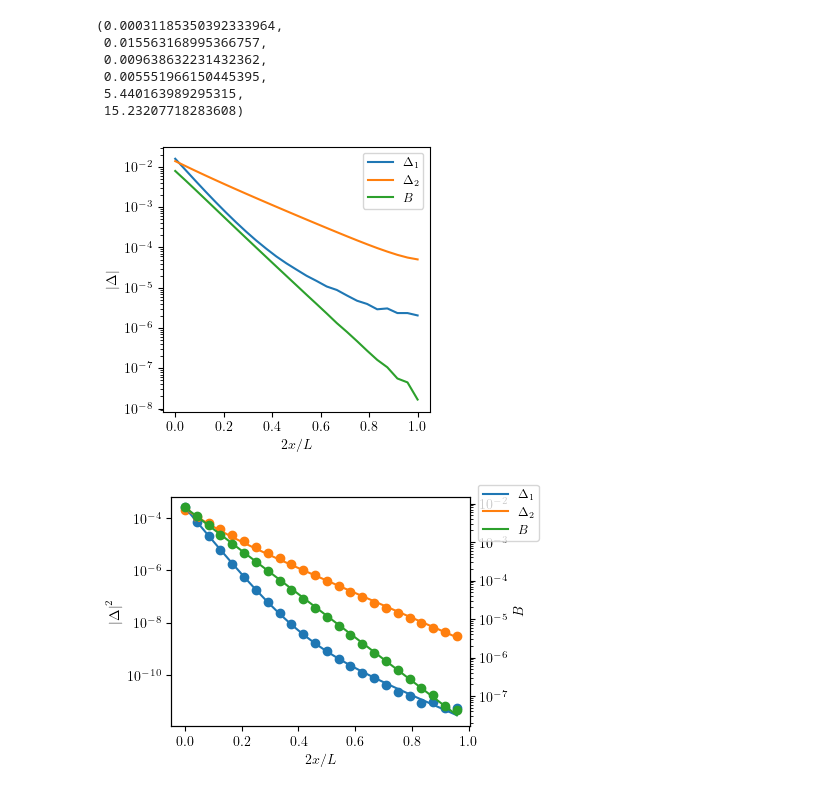
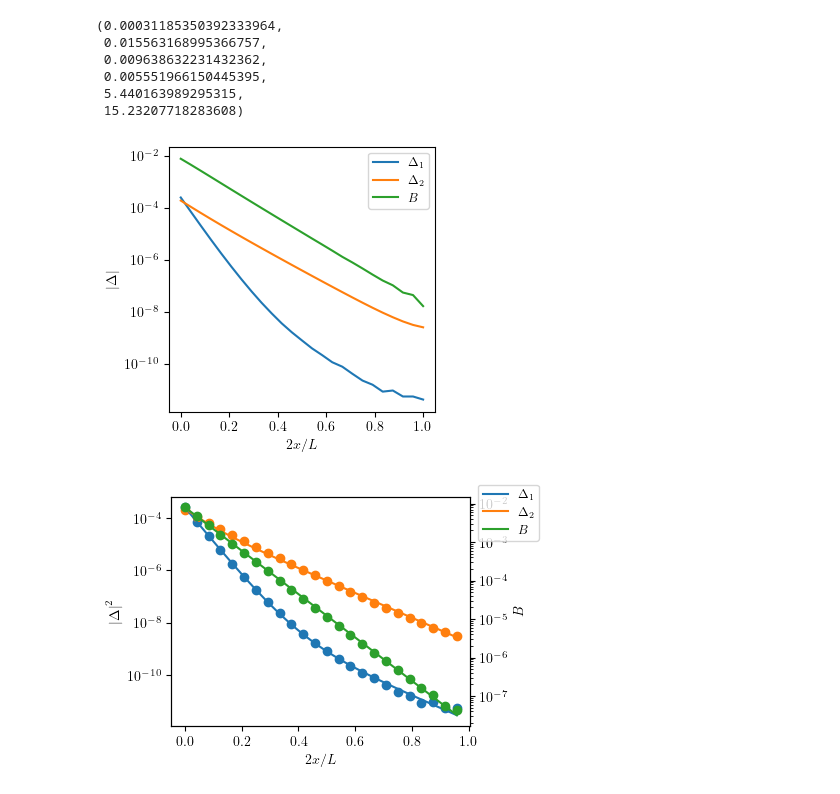
Before and after one commit to igortimoshuk/2-component-micro, a Jupyter notebook: plotNoteboox_compare.ipynb, the cells around one changed output. Cells and saved outputs as stored; diff of their text form; code cells hidden in the pictures.

Commit message:
RevTeX plots added for single vortex case

```diff
--- a/plotNoteboox_compare.ipynb
+++ b/plotNoteboox_compare.ipynb
@@ -49,7 +49,7 @@ Inverse of V:
 -0.00181821     0.454554
 detV ==> 5.49990011921376
 # %%
-NAME = "64cl_sv_11.h5" #11-vortex case 6422JO-1.70c12-1.h5 ; 7-vortex case #4822W-1, 11-vortex case 6422JO-1.70c19-1.h5 ; 4822J1, 4822J, 4822JL-1, 4822JL-10, 64MJO-1.70c19.h5
+NAME = "64cl_sv_LV_11.h5" #11-vortex case 6422JO-1.70c12-1.h5 ; 7-vortex case #4822W-1, 11-vortex case 6422JO-1.70c19-1.h5 ; 4822J1, 4822J, 4822JL-1, 4822JL-10, 64MJO-1.70c19.h5
 # first type - 64cl_v, 64cl_11, 64_cl_18, 64cl_LV, 64cl_LV18
 # second type - 64cl_v_s3, 64cl_s_18, 64cl_s_11, 64cl_s_7, 64cl_s_3, 64cl_s_3-1, 64cl_s_3-1-1
 # third type - 64cl_sv_2-2, 64cl_sv_18, 64cl_sv_11, 64cl_sv_7, 64cl_sv_LV_11, 64cl_sv_LV_5
@@ -161,22 +161,22 @@ a1, a2, b1, b2, c1, c2
  5.440163989295315,
  15.23207718283608)
 # %%
-plt.plot(x, d_1, label = r'$\Delta_1$')
+plt.plot(x, d_1 ** 2, label = r'$\Delta_1$')
 #plt.plot(x, sum_e(x, a1, a2, c1, c2), label = r'$\Delta_1$')
-plt.plot(x, d_2, label = r'$\Delta_2$')
+plt.plot(x, d_2 ** 2, label = r'$\Delta_2$')
 #plt.plot(x, sum_e(x, b1, b2, c1, c2), label = r'$\Delta_2$')
 plt.plot(x, f_b, label = r'$B$')
 #plt.scatter(x, f_b)
 #plt.plot(x, fit_f(x, *paramsfb), label = r'$\lambda=$' + '{:.4}'.format(1 / paramsfb[-1]))
 #plt.title('Gap asymptotic')
 plt.legend()
 plt.yscale('log')
 plt.xlabel(r'$2x/L$')
 plt.ylabel(r'$\left| \Delta \right|$')
 plt.savefig('xi_12_cl2.pdf', bbox_inches='tight')
 plt.show()
 # %% [output]
-[figure, old version]
+[figure, new version]
 # %%
 start = 0
 fin = -1
```
Also changed, not shown: parts of 8 cells of this notebook, 4 other files.
